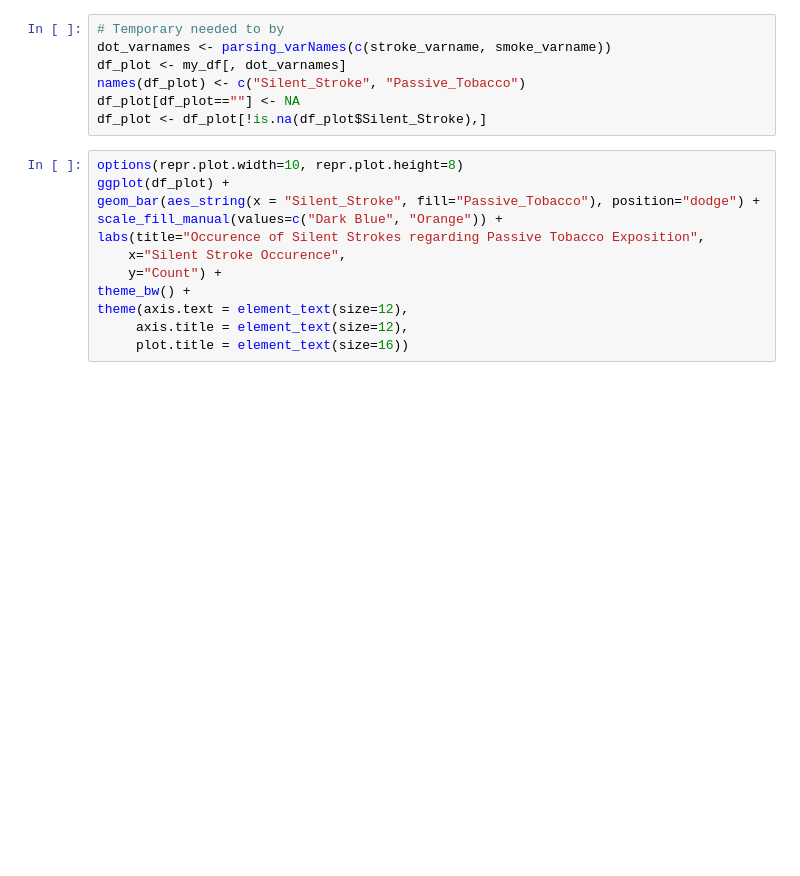
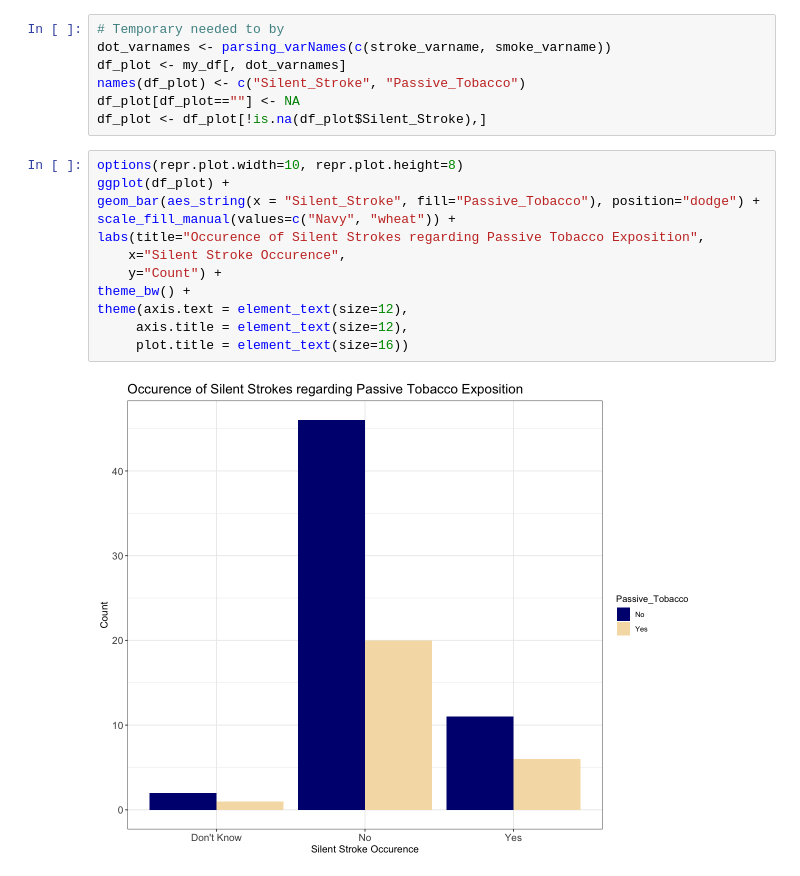
Before and after one commit to hms-dbmi/Access-to-Data-using-PIC-SURE-API, a Jupyter notebook: Cure_Sickle_Cell/R/PICSURE_API_101.ipynb, the cells around one changed output. Drawn from its saved outputs; the diff is of its cells as text; blank space fills up the shorter version.

```diff
--- a/Cure_Sickle_Cell/R/PICSURE_API_101.ipynb
+++ b/Cure_Sickle_Cell/R/PICSURE_API_101.ipynb
@@ -214,12 +334,14 @@ df_plot <- df_plot[!is.na(df_plot$Silent_Stroke),]
 # %%
 options(repr.plot.width=10, repr.plot.height=8)
 ggplot(df_plot) +
 geom_bar(aes_string(x = "Silent_Stroke", fill="Passive_Tobacco"), position="dodge") +
-scale_fill_manual(values=c("Dark Blue", "Orange")) +
+scale_fill_manual(values=c("Navy", "wheat")) +
 labs(title="Occurence of Silent Strokes regarding Passive Tobacco Exposition",
     x="Silent Stroke Occurence",
     y="Count") +
 theme_bw() +
 theme(axis.text = element_text(size=12),
      axis.title = element_text(size=12),
      plot.title = element_text(size=16))
+# %% [output]
+[figure, added]
```
Also changed, not shown: parts of 10 cells of this notebook, 1 other file.
